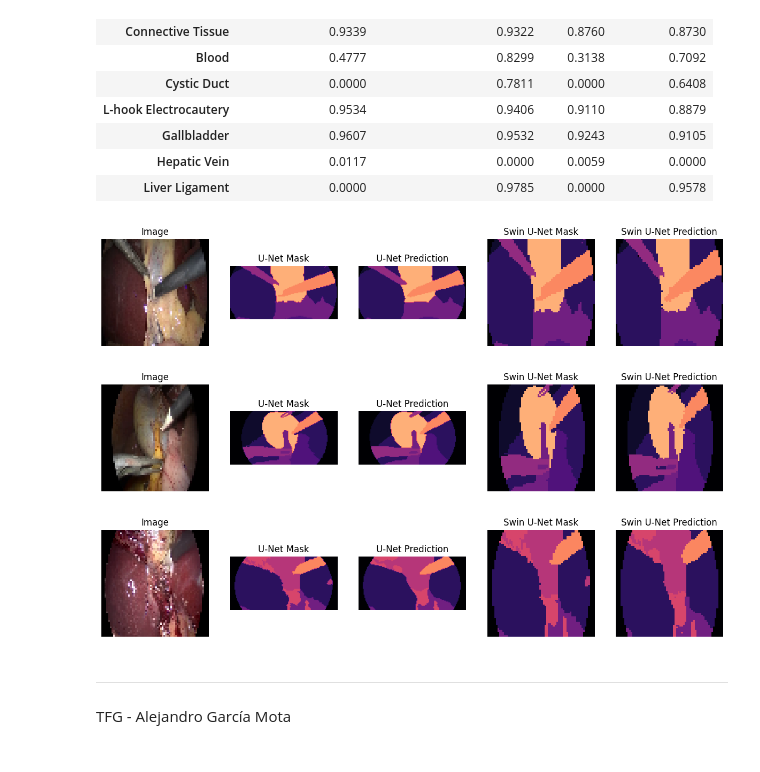
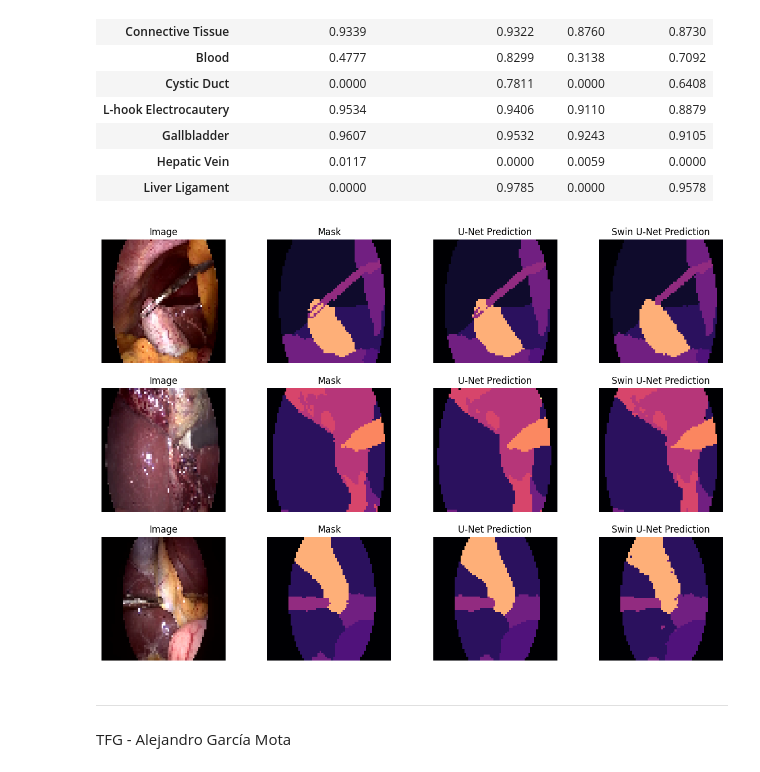
Before and after one commit to alexgmota/TFG-SW-AGM, a Jupyter notebook: src/Model_comparison.ipynb, the cells around one changed output. Drawn from its saved outputs; the diff is of its cells as text; code cells hidden in the pictures.

```diff
--- a/src/Model_comparison.ipynb
+++ b/src/Model_comparison.ipynb
@@ -544,37 +544,35 @@ pd.DataFrame(class_losses, index=labels_encoding.values())
 # %%
 plt.figure(figsize=(15,10))
 plt.tight_layout()
 for i in range(3):
     idx = random.randint(0, len(swin_unet_pred)-1)
 
-    plt.subplot(3, 5, 1 + 5*i)
+    plt.subplot(3, 4, 1 + 4*i)
     plt.imshow(X_swin_unet[idx])
     plt.title('Image')
     plt.axis("off")
 
-    plt.subplot(3, 5, 2 + 5*i)
-    plt.imshow(tf.argmax(y_unet[idx], axis=-1), cmap='magma', norm=plt.Normalize(vmin=0, vmax=12))
-    plt.title('U-Net Mask')
+    plt.subplot(3, 4, 2 + 4*i)
+    plt.imshow(tf.argmax(y_swin_unet[idx], axis=-1), cmap='magma', norm=plt.Normalize(vmin=0, vmax=12))
+    plt.title('Mask')
     plt.axis("off")
 
-    plt.subplot(3, 5, 3 + 5*i)
-    plt.imshow(tf.argmax(unet_pred[idx], axis=-1), cmap='magma', norm=plt.Normalize(vmin=0, vmax=12))
+    predImg = tf.argmax(unet_pred[idx], axis=-1).numpy()
+    predImg = Image.fromarray(predImg.astype(np.uint8))
+    predImg = predImg.resize((64, 64), resample=Image.NEAREST)
+    plt.subplot(3, 4, 3 + 4*i)
+    plt.imshow(predImg, cmap='magma', norm=plt.Normalize(vmin=0, vmax=12))
     plt.title('U-Net Prediction')
     plt.axis("off")
 
-    plt.subplot(3, 5, 4 + 5*i)
-    plt.imshow(tf.argmax(y_swin_unet[idx], axis=-1), cmap='magma', norm=plt.Normalize(vmin=0, vmax=12))
-    plt.title('Swin U-Net Mask')
-    plt.axis("off")
-
-    plt.subplot(3, 5, 5 + 5*i)
+    plt.subplot(3, 4, 4 + 4*i)
     plt.imshow(tf.argmax(swin_unet_pred[idx], axis=-1), cmap='magma', norm=plt.Normalize(vmin=0, vmax=12))
     plt.title('Swin U-Net Prediction')
     plt.axis("off")
 
 plt.show()
 # %% [output]
-[figure, old version]
+[figure, new version]
 # %% [markdown]
  ---
  TFG - Alejandro García Mota
```
Also changed, not shown: parts of 5 cells of this notebook, 2 other files.
